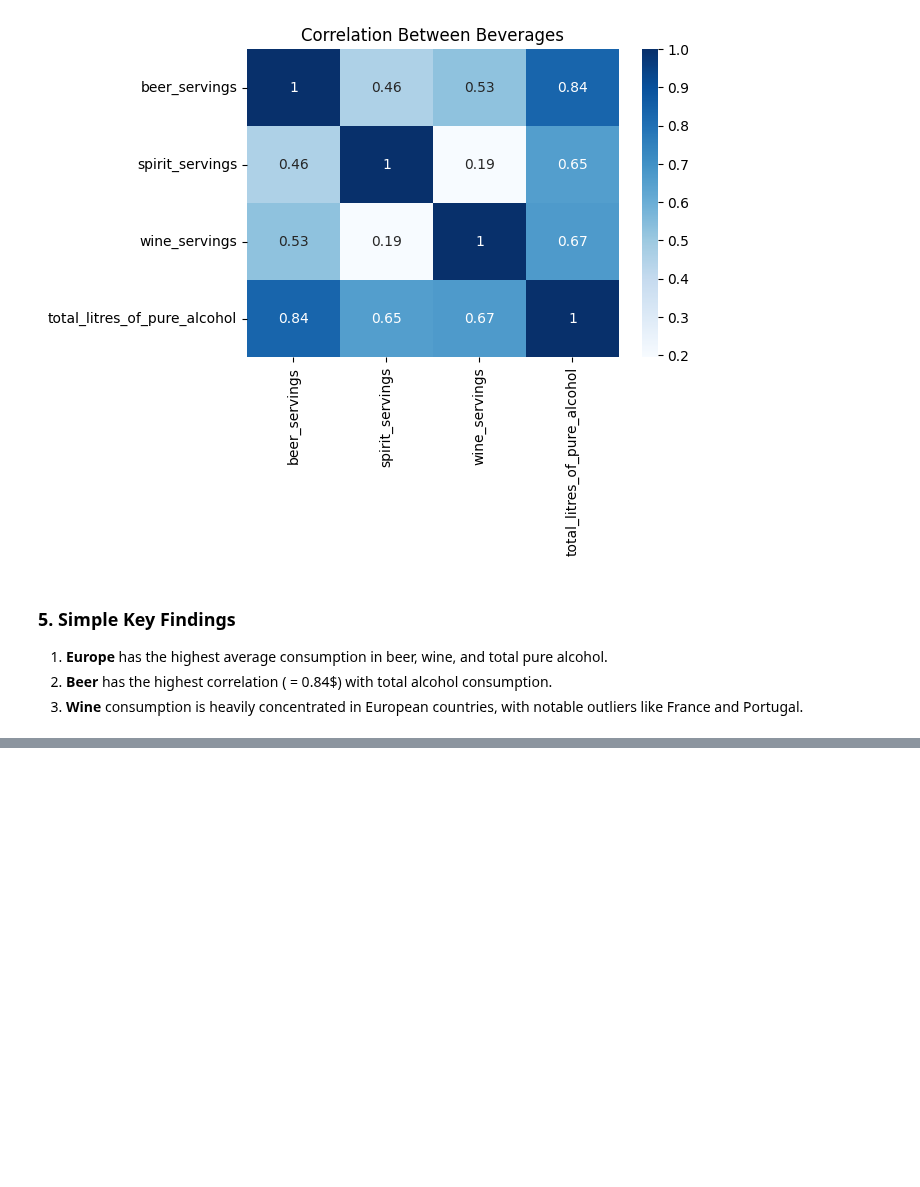
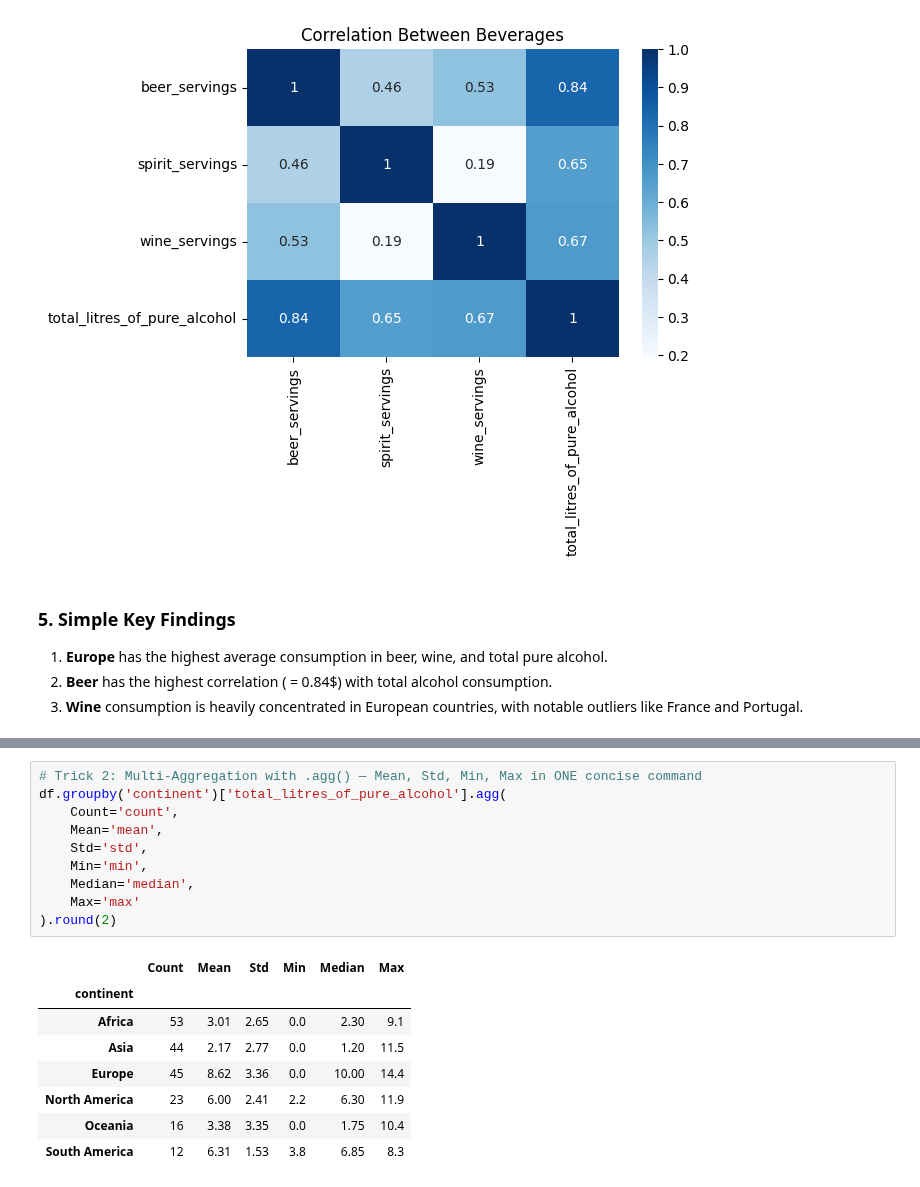
Before and after one commit to Abiads/CDAC-Data-Analytics, a Jupyter notebook: Day10/O2_eda/problem.ipynb, the cells around one changed output, grey strips where cells are left out. Drawn from its saved outputs; the diff is of its cells as text; blank space fills up the shorter version.

Commit message:
feat(Day10): add Pandas tricks and viva/interview questions for mean, min, max, std

```diff
--- a/Day10/O2_eda/problem.ipynb
+++ b/Day10/O2_eda/problem.ipynb
@@ -132,0 +147,19 @@ plt.show()
+# %%
+# Trick 2: Multi-Aggregation with .agg() — Mean, Std, Min, Max in ONE concise command
+df.groupby('continent')['total_litres_of_pure_alcohol'].agg(
+    Count='count',
+    Mean='mean',
+    Std='std',
+    Min='min',
+    Median='median',
+    Max='max'
+).round(2)
+# %% [output]
+|  | Count | Mean | Std | Min | Median | Max |
+| continent |  |  |  |  |  |  |
+| Africa | 53 | 3.01 | 2.65 | 0.0 | 2.30 | 9.1 |
+| Asia | 44 | 2.17 | 2.77 | 0.0 | 1.20 | 11.5 |
+| Europe | 45 | 8.62 | 3.36 | 0.0 | 10.00 | 14.4 |
+| North America | 23 | 6.00 | 2.41 | 2.2 | 6.30 | 11.9 |
+| Oceania | 16 | 3.38 | 3.35 | 0.0 | 1.75 | 10.4 |
+| South America | 12 | 6.31 | 1.53 | 3.8 | 6.85 | 8.3 |
```
Also changed, not shown: parts of 5 cells of this notebook.
